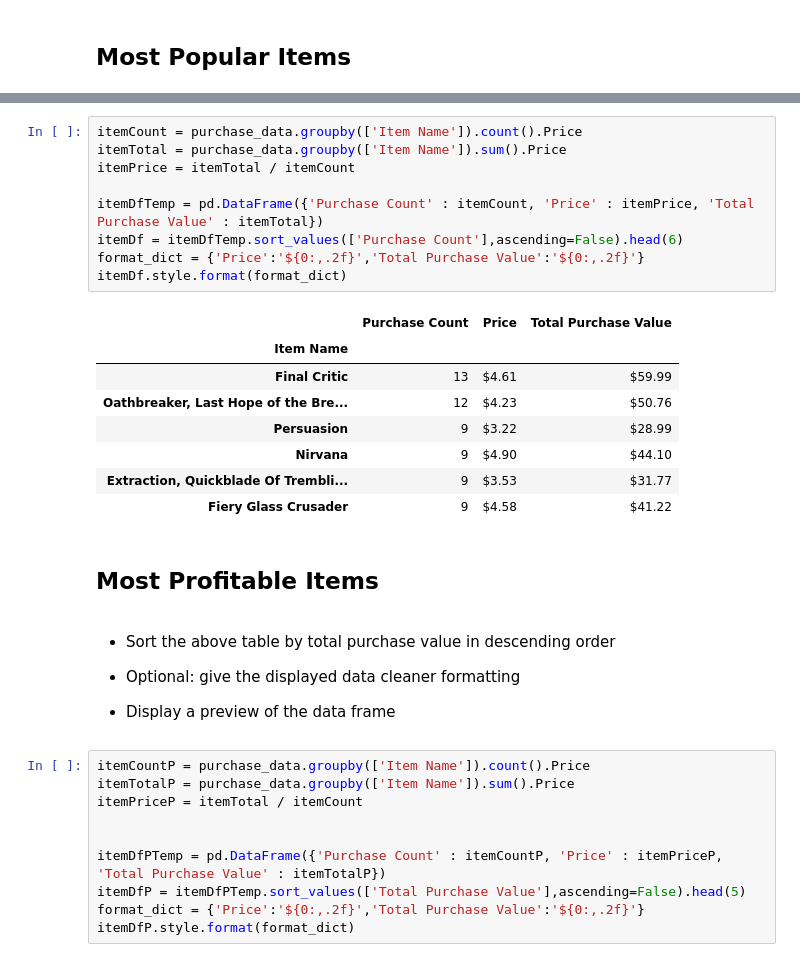
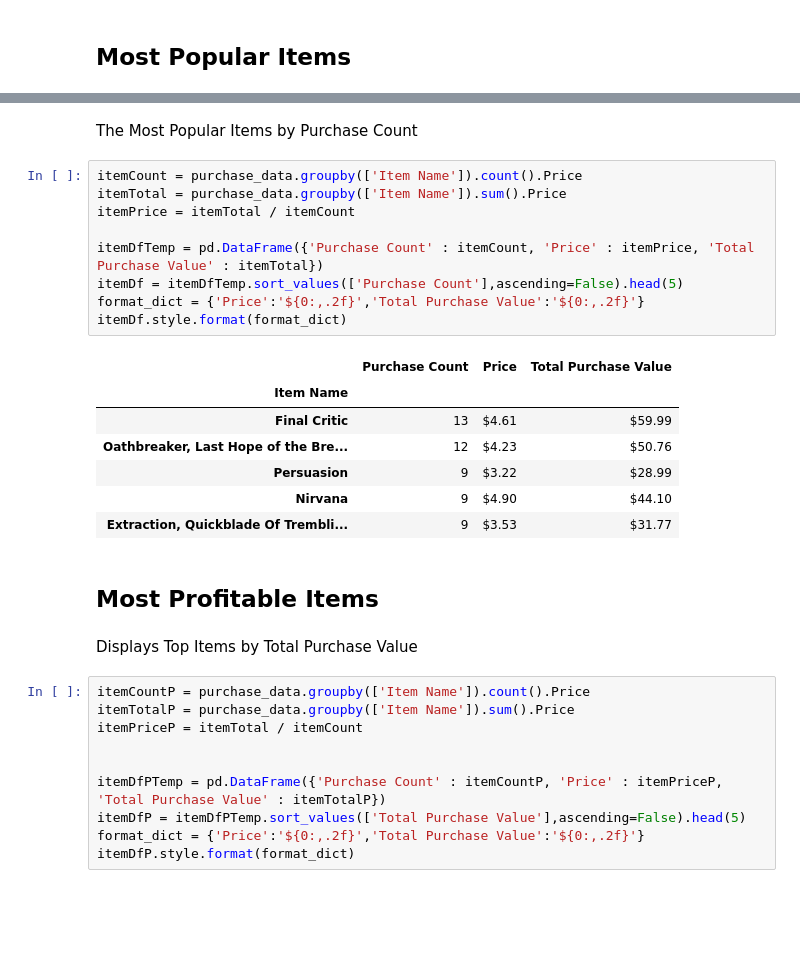
Before and after one commit to Greyson-Moore/SMU_Bootcamp_Homework, a Jupyter notebook: 04-Pandas/HeroesOfPymoli/heroes_of_pymoli.ipynb, the cells around one changed output, grey strips where cells are left out. Saved outputs shown, nothing was run; the diff lists cells and outputs as text; blank space fills up the shorter version.

```diff
--- a/04-Pandas/Instructions/HeroesOfPymoli/heroes_of_pymoli.ipynb
+++ b/04-Pandas/HeroesOfPymoli/heroes_of_pymoli.ipynb
@@ -343,31 +257,26 @@ spendDf.style.format(format_dict)
+# %% [markdown]
+The Most Popular Items by Purchase Count
 # %%
 itemCount = purchase_data.groupby(['Item Name']).count().Price
 itemTotal = purchase_data.groupby(['Item Name']).sum().Price
 itemPrice = itemTotal / itemCount
 
 itemDfTemp = pd.DataFrame({'Purchase Count' : itemCount, 'Price' : itemPrice, 'Total Purchase Value' : itemTotal})
-itemDf = itemDfTemp.sort_values(['Purchase Count'],ascending=False).head(6)
+itemDf = itemDfTemp.sort_values(['Purchase Count'],ascending=False).head(5)
 format_dict = {'Price':'${0:,.2f}','Total Purchase Value':'${0:,.2f}'}
 itemDf.style.format(format_dict)
 # %% [output]
 |  | Purchase Count | Price | Total Purchase Value |
 | Item Name |  |  |  |
 | Final Critic | 13 | $4.61 | $59.99 |
 | Oathbreaker, Last Hope of the Bre... | 12 | $4.23 | $50.76 |
 | Persuasion | 9 | $3.22 | $28.99 |
 | Nirvana | 9 | $4.90 | $44.10 |
 | Extraction, Quickblade Of Trembli... | 9 | $3.53 | $31.77 |
-| Fiery Glass Crusader | 9 | $4.58 | $41.22 |
 # %% [markdown]
 ## Most Profitable Items
-# %% [markdown]
-* Sort the above table by total purchase value in descending order
-
-
-* Optional: give the displayed data cleaner formatting
-
-
-* Display a preview of the data frame
+# %% [markdown]
+Displays Top Items by Total Purchase Value
 # %%
 itemCountP = purchase_data.groupby(['Item Name']).count().Price
 itemTotalP = purchase_data.groupby(['Item Name']).sum().Price
```
Also changed, not shown: parts of 18 cells of this notebook, 20 other files.
